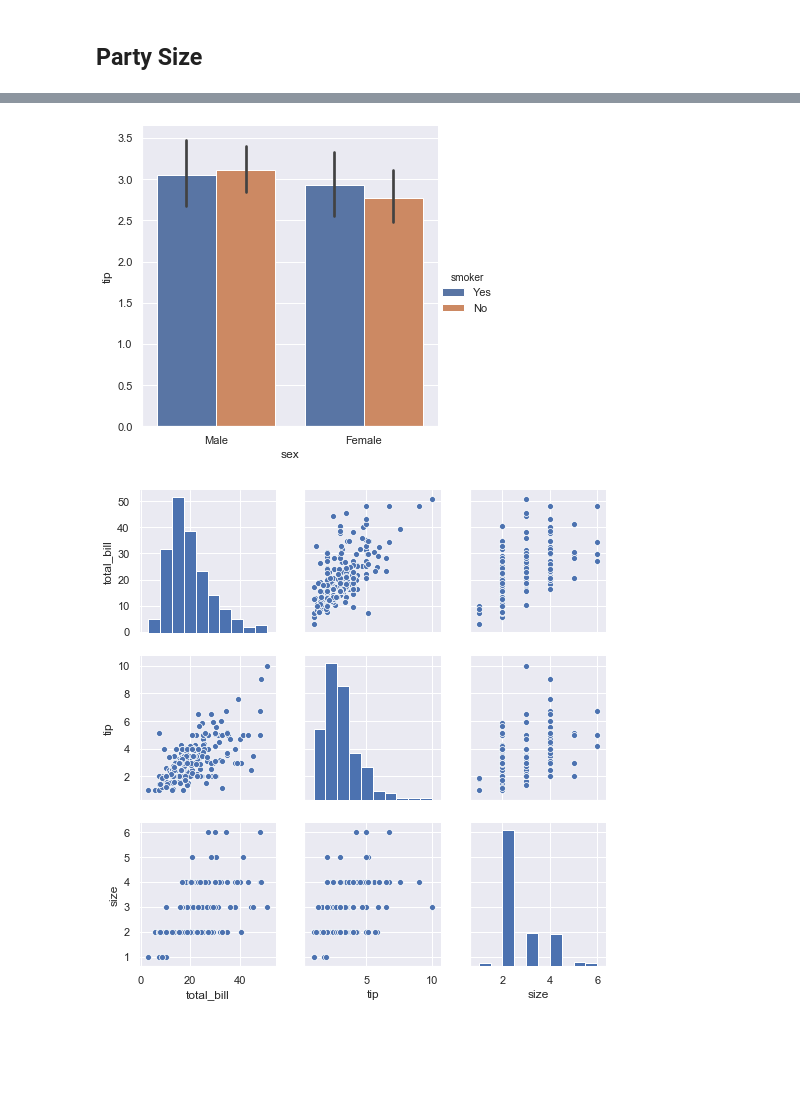
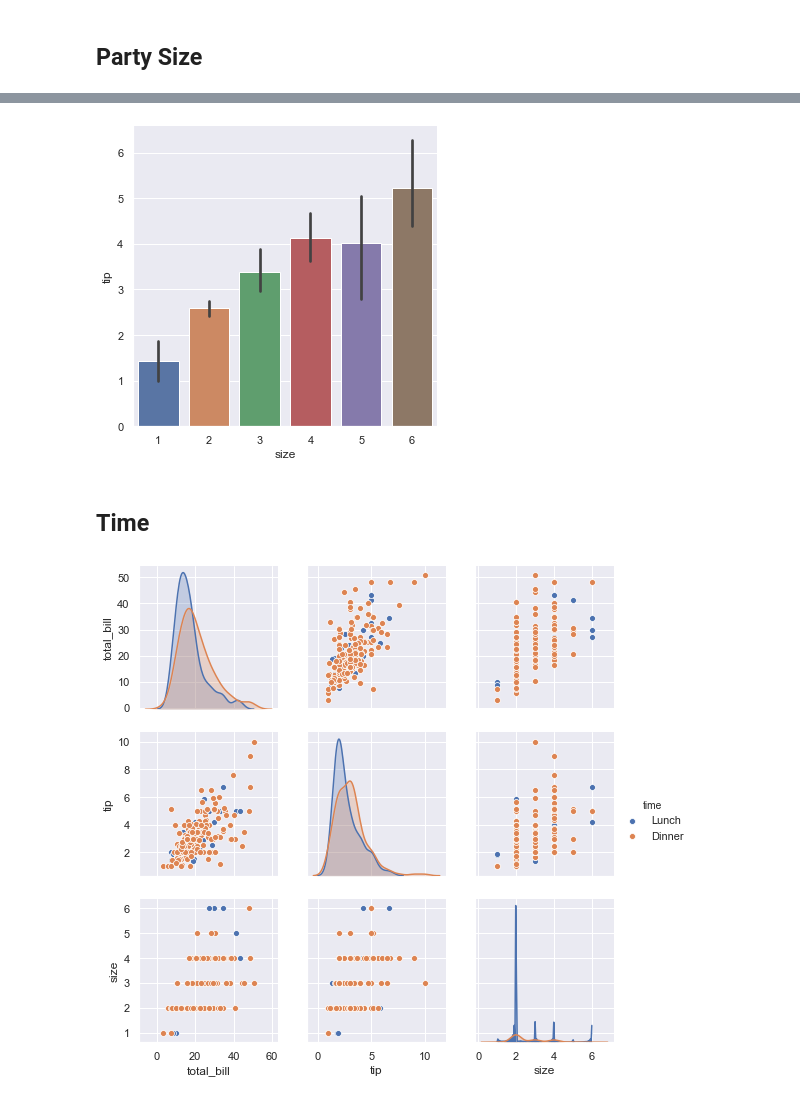
Before and after one commit to ANihill/Fundamentals-Assessment, a Jupyter notebook: Fundamentals of Data Analytics - Assessment.ipynb, the cells around one changed output, grey strips where cells are left out. Cells and saved outputs as stored; diff of their text form; code cells hidden in the pictures; blank space fills up the shorter version.

Commit message:
Scatterplot analysit

```diff
--- a/Fundamentals of Data Analytics - Assessment.ipynb
+++ b/Fundamentals of Data Analytics - Assessment.ipynb
@@ -90,9 +98,11 @@ sns.relplot(x="total_bill", y="tip", hue="size", size="size", sizes=(15, 200), d
 # %%
-# Bar chart of male and female tips differenciating between smoker and non-smoker
-sns.catplot(x="sex", y="tip", hue="smoker", kind=("bar"), data=tips);
+# scatterplot of tips based on party size
+sns.catplot(x="size", y="tip", kind=("bar"), data=tips);
 # %% [output]
-[figure, old version]
+[figure, new version]
+# %% [markdown]
+## Time
 # %%
-sns.pairplot(tips);
+sns.pairplot(tips, hue='time');
 # %% [output]
-[figure, old version]
+[figure, new version]
```
Also changed, not shown: parts of 7 cells of this notebook.
